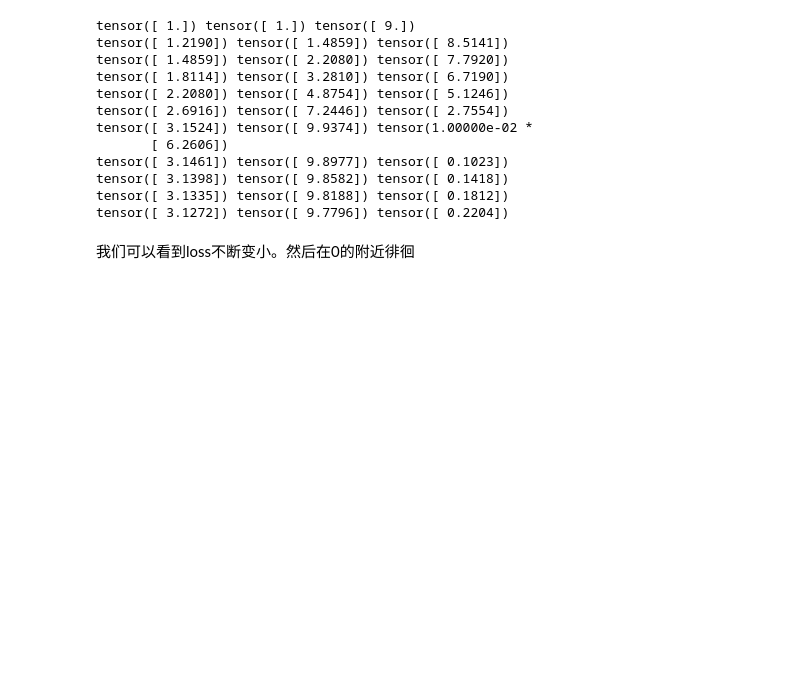
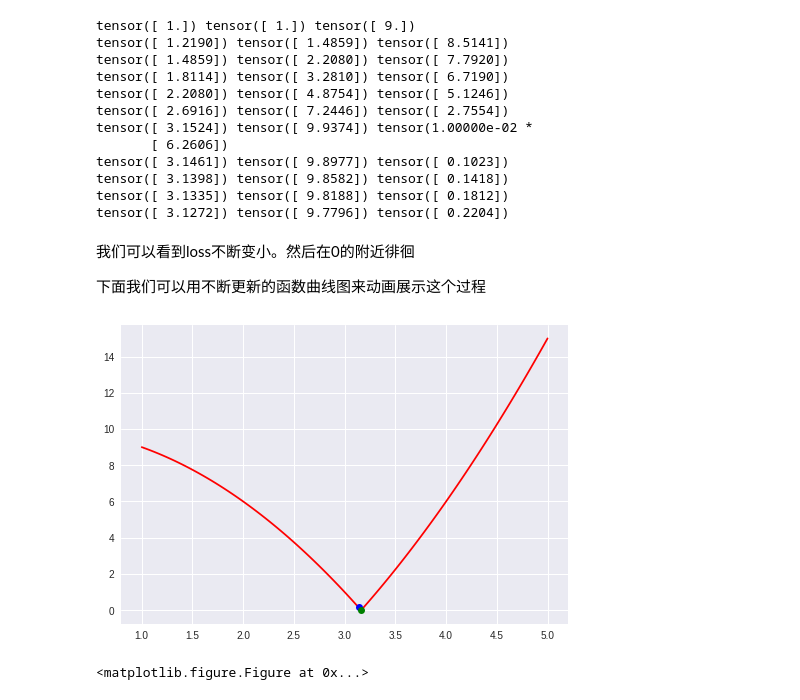
Before and after one commit to taowen/understand-neural-network, a Jupyter notebook: 1_auto_gradient.ipynb, the cells around one changed output. Cells and saved outputs as stored; diff of their text form; code cells hidden in the pictures; blank space fills up the shorter version.

```diff
--- a/1_auto_gradient.ipynb
+++ b/1_auto_gradient.ipynb
@@ -216,3 +216,41 @@ tensor([ 3.1335]) tensor([ 9.8188]) tensor([ 0.1812])
 tensor([ 3.1272]) tensor([ 9.7796]) tensor([ 0.2204])
 # %% [markdown]
 我们可以看到loss不断变小。然后在0的附近徘徊
+
+下面我们可以用不断更新的函数曲线图来动画展示这个过程
+# %%
+import matplotlib.pyplot as plt
+import numpy as np
+import time
+import torch
+from IPython.display import display, clear_output
+
+def plot_graph(xi):
+  clear_output(wait=True) # 从 notebook 的 output 区域清除前一个图
+  plt.gcf().clear() # 从 plt 的画布上清除之前的点
+  x = np.linspace(1, 5, 100)
+  y = np.abs(x * x - 10)
+  plt.plot(x, y, 'r')
+  plt.plot(xi, abs(xi * xi - 10),'bo') # 当前点
+  plt.plot(math.sqrt(10), 0, 'go') # 目标值
+  display(plt.gcf()) # 立即输出到 notebook 的 output 区域
+
+x = torch.Tensor([2.0])
+x.requires_grad_(True)
+target = torch.Tensor([10.0])
+learning_rate = 0.01
+
+for epoch in range(50):
+  time.sleep(0.1)
+  y = x * x
+  loss = torch.abs(target - y)
+  plot_graph(x.data[0])
+  loss.backward()
+  with torch.no_grad():
+    x -= learning_rate * x.grad
+    x.grad.zero_()
+
+plt.gcf().clear()
+# %% [output]
+[figure, added]
+<matplotlib.figure.Figure at 0x...>
```
